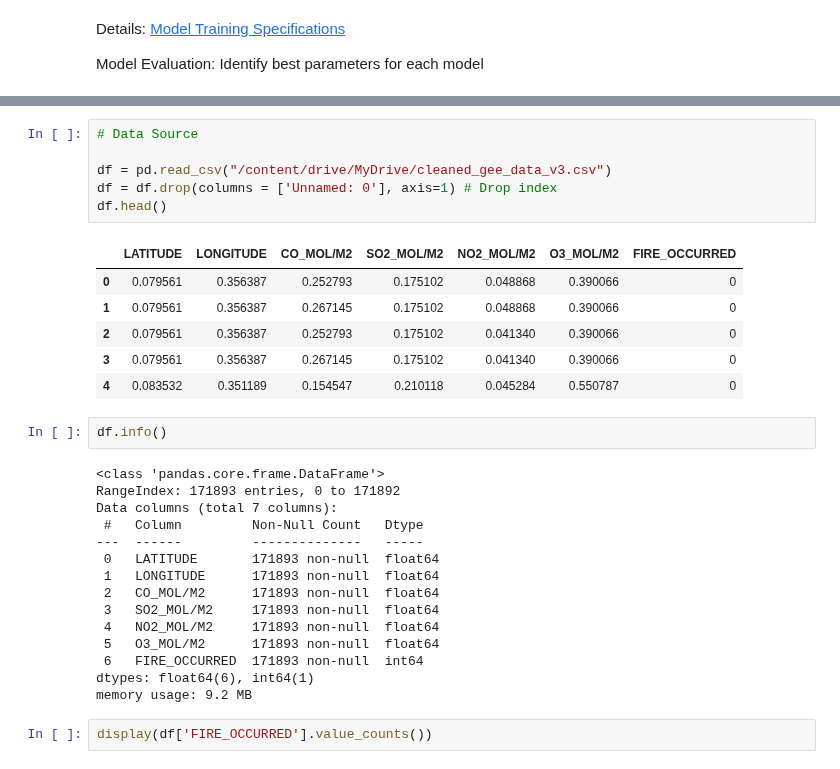
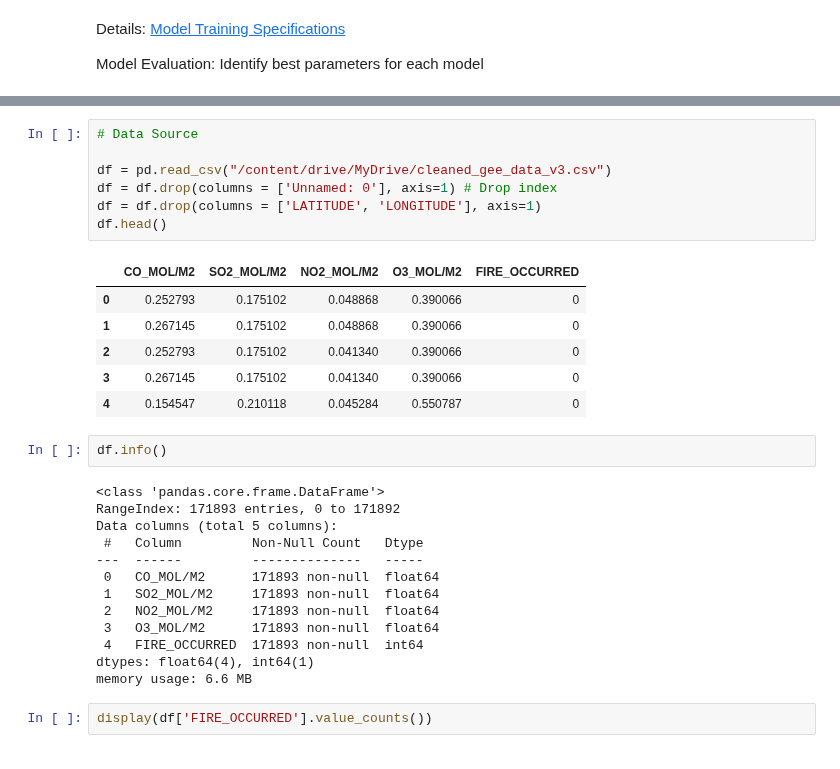
Before and after one commit to ManapatWeeramongkolkul/ForestFireML, a Jupyter notebook: ModelTraining_Pipeline.ipynb, the cells around one changed output, grey strips where cells are left out. Saved outputs shown, nothing was run; the diff lists cells and outputs as text.

```diff
--- a/ModelTraining_Pipeline.ipynb
+++ b/ModelTraining_Pipeline.ipynb
@@ -20,33 +20,32 @@ Mounted at /content/drive
 # %%
 # Data Source
 
 df = pd.read_csv("/content/drive/MyDrive/cleaned_gee_data_v3.csv")
 df = df.drop(columns = ['Unnamed: 0'], axis=1) # Drop index
+df = df.drop(columns = ['LATITUDE', 'LONGITUDE'], axis=1)
 df.head()
 # %% [output]
-|  | LATITUDE | LONGITUDE | CO_MOL/M2 | SO2_MOL/M2 | NO2_MOL/M2 | O3_MOL/M2 | FIRE_OCCURRED |
-| 0 | 0.079561 | 0.356387 | 0.252793 | 0.175102 | 0.048868 | 0.390066 | 0 |
-| 1 | 0.079561 | 0.356387 | 0.267145 | 0.175102 | 0.048868 | 0.390066 | 0 |
-| 2 | 0.079561 | 0.356387 | 0.252793 | 0.175102 | 0.041340 | 0.390066 | 0 |
-| 3 | 0.079561 | 0.356387 | 0.267145 | 0.175102 | 0.041340 | 0.390066 | 0 |
-| 4 | 0.083532 | 0.351189 | 0.154547 | 0.210118 | 0.045284 | 0.550787 | 0 |
+|  | CO_MOL/M2 | SO2_MOL/M2 | NO2_MOL/M2 | O3_MOL/M2 | FIRE_OCCURRED |
+| 0 | 0.252793 | 0.175102 | 0.048868 | 0.390066 | 0 |
+| 1 | 0.267145 | 0.175102 | 0.048868 | 0.390066 | 0 |
+| 2 | 0.252793 | 0.175102 | 0.041340 | 0.390066 | 0 |
+| 3 | 0.267145 | 0.175102 | 0.041340 | 0.390066 | 0 |
+| 4 | 0.154547 | 0.210118 | 0.045284 | 0.550787 | 0 |
 # %%
 df.info()
 # %% [output]
 <class 'pandas.core.frame.DataFrame'>
 RangeIndex: 171893 entries, 0 to 171892
-Data columns (total 7 columns):
+Data columns (total 5 columns):
  #   Column         Non-Null Count   Dtype
 ---  ------         --------------   -----
- 0   LATITUDE       171893 non-null  float64
- 1   LONGITUDE      171893 non-null  float64
- 2   CO_MOL/M2      171893 non-null  float64
- 3   SO2_MOL/M2     171893 non-null  float64
- 4   NO2_MOL/M2     171893 non-null  float64
- 5   O3_MOL/M2      171893 non-null  float64
- 6   FIRE_OCCURRED  171893 non-null  int64
-dtypes: float64(6), int64(1)
-memory usage: 9.2 MB
+ 0   CO_MOL/M2      171893 non-null  float64
+ 1   SO2_MOL/M2     171893 non-null  float64
+ 2   NO2_MOL/M2     171893 non-null  float64
+ 3   O3_MOL/M2      171893 non-null  float64
+ 4   FIRE_OCCURRED  171893 non-null  int64
+dtypes: float64(4), int64(1)
+memory usage: 6.6 MB
 # %%
 display(df['FIRE_OCCURRED'].value_counts())
 # %% [output]
```
Also changed, not shown: parts of 50 cells of this notebook.
